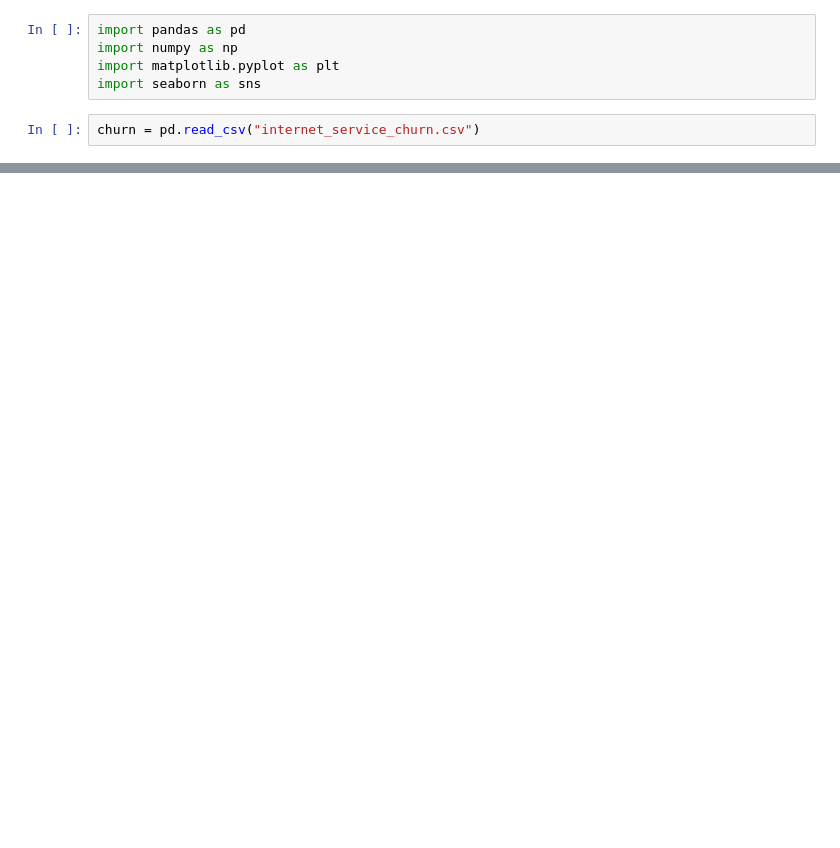
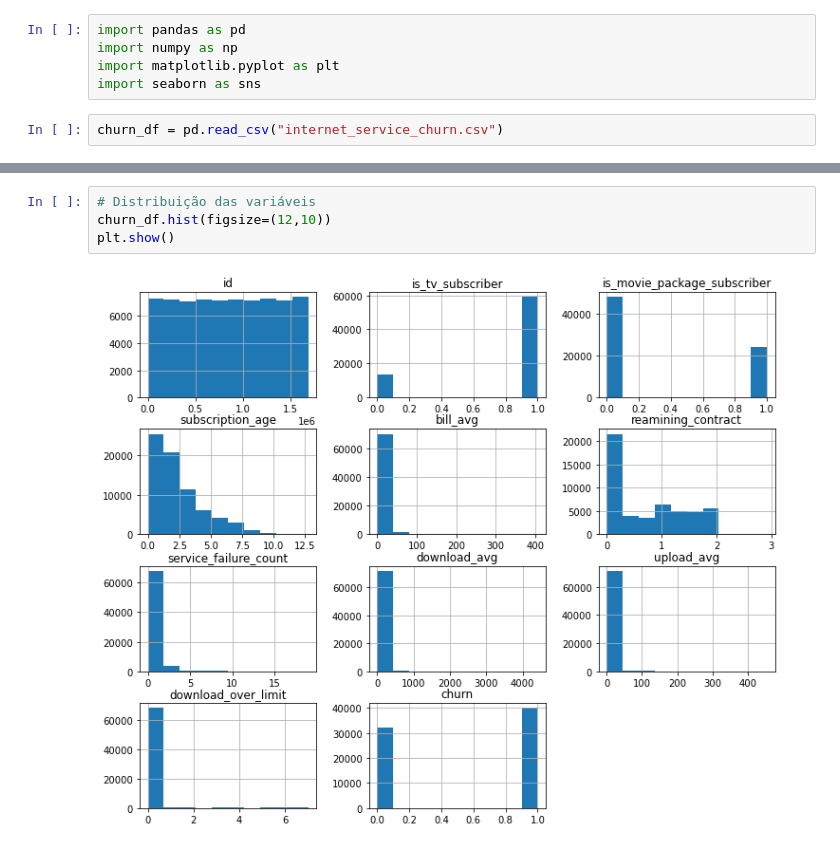
Before and after one commit to omarca2022/churn_project, a Jupyter notebook: churn_projeto.ipynb, the cells around one changed output, grey strips where cells are left out. Saved outputs shown, nothing was run; the diff lists cells and outputs as text; blank space fills up the shorter version.

```diff
--- a/churn_projeto.ipynb
+++ b/churn_projeto.ipynb
@@ -4,5 +16,5 @@ import numpy as np
 import matplotlib.pyplot as plt
 import seaborn as sns
 # %%
-churn = pd.read_csv("internet_service_churn.csv")
+churn_df = pd.read_csv("internet_service_churn.csv")
 # %%
@@ -20,0 +97,6 @@ churn.shape
+# %%
+# Distribuição das variáveis
+churn_df.hist(figsize=(12,10))
+plt.show()
+# %% [output]
+[figure, added]
```
Also changed, not shown: parts of 51 cells of this notebook.
